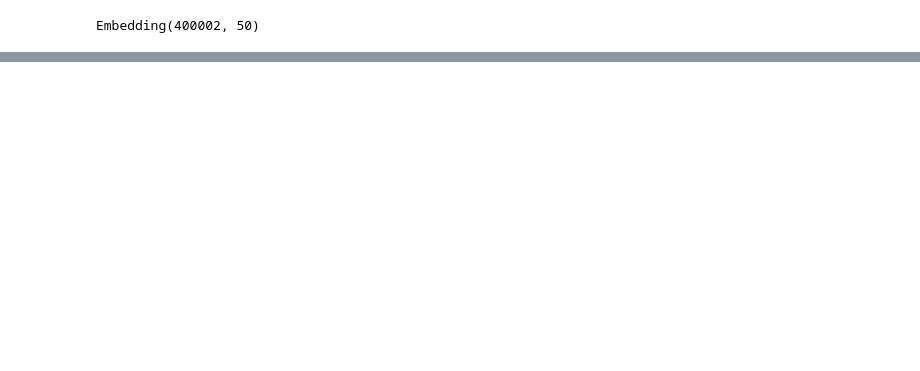
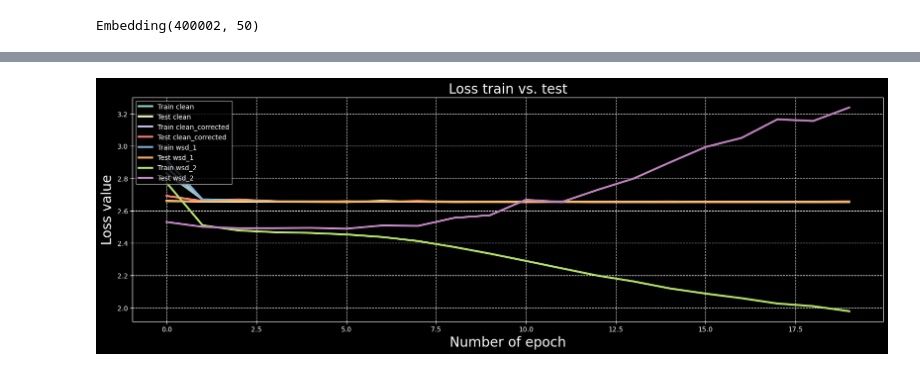
Before and after one commit to abobafett-dev/advanced-machine-learning-project-iu-2024, a Jupyter notebook: notebooks/test_lstm_gru.ipynb, the cells around one changed output, grey strips where cells are left out. Drawn from its saved outputs; the diff is of its cells as text; code cells hidden in the pictures; blank space fills up the shorter version.

```diff
--- a/notebooks/test_lstm_gru.ipynb
+++ b/notebooks/test_lstm_gru.ipynb
@@ -597,0 +886,27 @@ ValueError: expected sequence of length 50 at dim 1 (got 0)
+# %%
+plt.style.use('dark_background')
+plt.figure(figsize=(20, 6))
+
+plt.plot(number_of_epochs, losses_train_clean, label=f'Train clean', linewidth=3)
+plt.plot(number_of_epochs, losses_test_clean, label='Test clean', linewidth=3)
+
+plt.plot(number_of_epochs, losses_train_clean_corrected, label=f'Train clean_corrected', linewidth=3)
+plt.plot(number_of_epochs, losses_test_clean_corrected, label='Test clean_corrected', linewidth=3)
+
+plt.plot(number_of_epochs, losses_train_wsd_1, label=f'Train wsd_1', linewidth=3)
+plt.plot(number_of_epochs, losses_test_wsd_1, label='Test wsd_1', linewidth=3)
+
+plt.plot(number_of_epochs, losses_train_wsd_2, label=f'Train wsd_2', linewidth=3)
+plt.plot(number_of_epochs, losses_test_wsd_2, label='Test wsd_2', linewidth=3)
+
+
+plt.xlabel('Number of epoch', fontsize=20)
+plt.ylabel('Loss value', fontsize=20)
+plt.title(f'Loss train vs. test', fontsize=20)
+
+plt.legend(loc='upper left')
+plt.grid(linestyle='--')
+
+plt.show()
+# %% [output]
+[figure, added]
```
Also changed, not shown: parts of 128 cells of this notebook.
